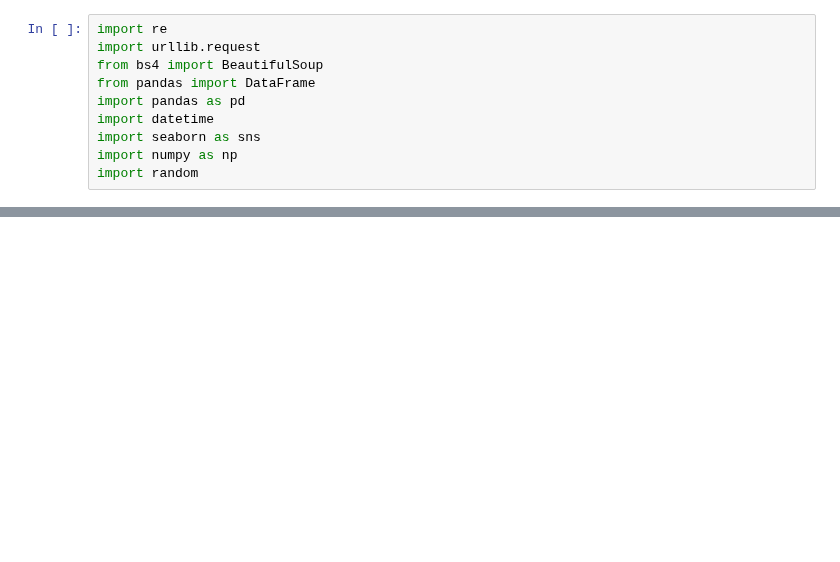
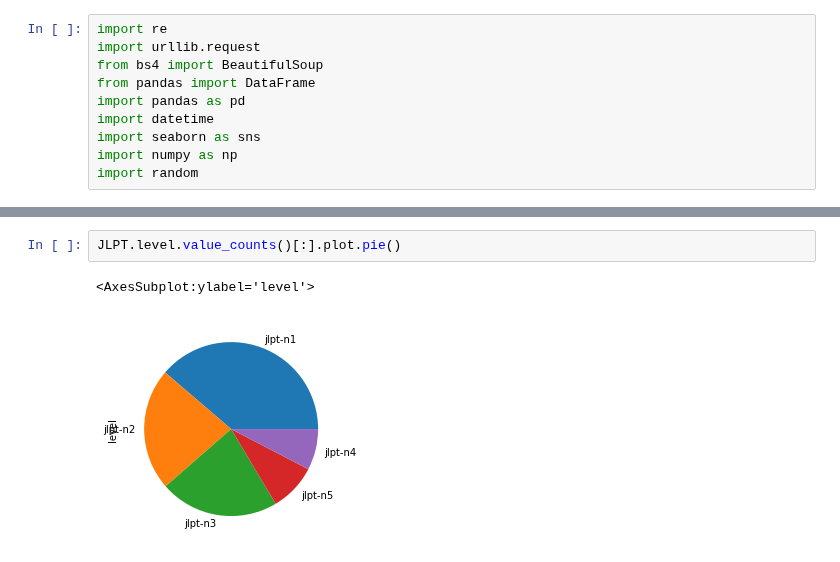
Before and after one commit to kebuhcah/experiments, a Jupyter notebook: vocab-scrape/anki-extract.ipynb, the cells around one changed output, grey strips where cells are left out. Saved outputs shown, nothing was run; the diff lists cells and outputs as text; blank space fills up the shorter version.

```diff
--- a/vocab-scrape/anki-extract.ipynb
+++ b/vocab-scrape/anki-extract.ipynb
@@ -39,3 +41,8 @@ JLPT.sample(20)
+# %%
+JLPT.level.value_counts()[:].plot.pie()
+# %% [output]
+<AxesSubplot:ylabel='level'>
+[figure, added]
 # %%
 JLPT[JLPT.pos.fillna('').str.contains('Suru verb')].sample(20)
 # %% [output]
```
Also changed, not shown: parts of 4 cells of this notebook.
